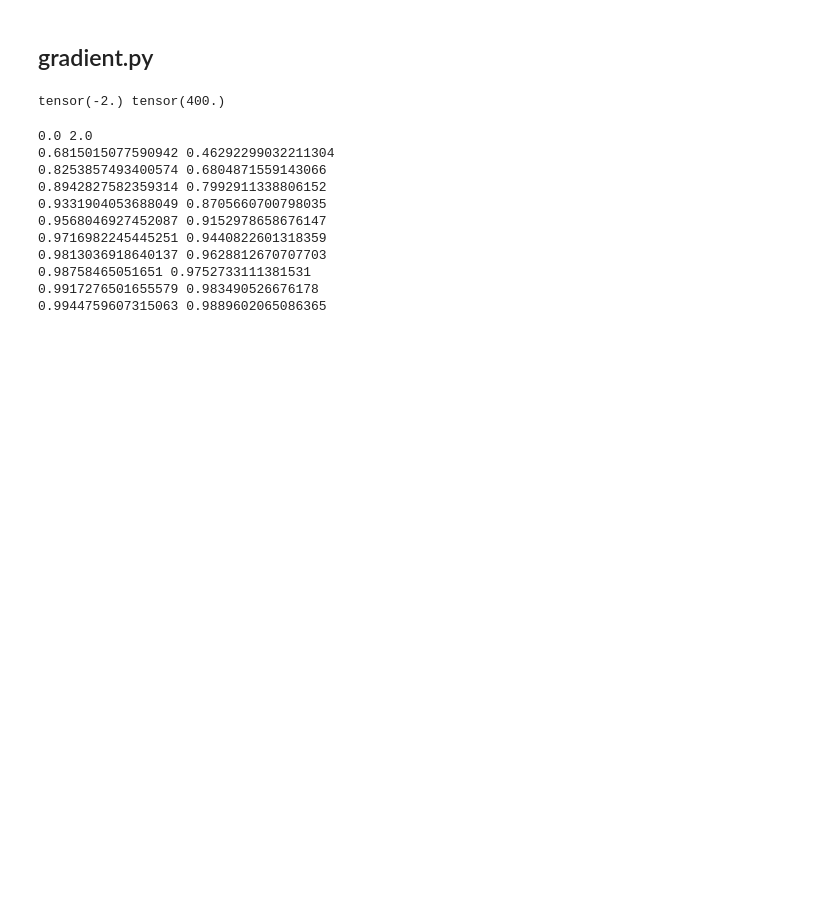
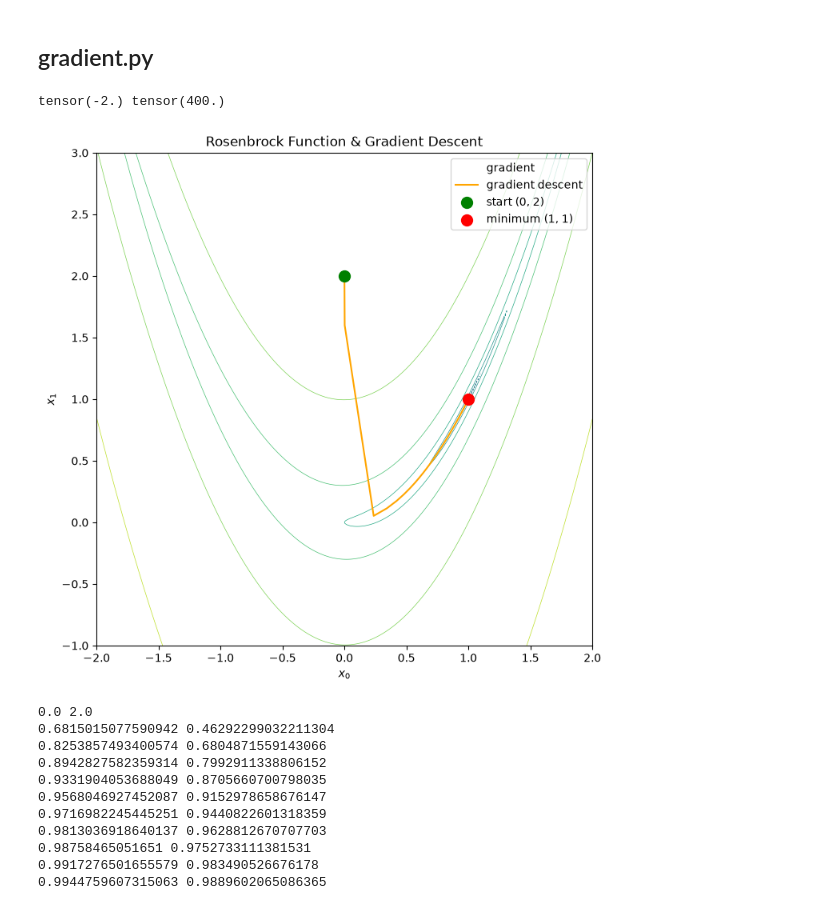
Before and after one commit to kyoropppp/2606_zero5, a Jupyter notebook: deep-learning-from-scratch-5/notebooks/06_pytorch.ipynb, the cells around one changed output. Drawn from its saved outputs; the diff is of its cells as text; code cells hidden in the pictures; blank space fills up the shorter version.

Commit message:
nb06: add rosenbrock's gradient visualization

```diff
--- a/deep-learning-from-scratch-5/notebooks/06_pytorch.ipynb
+++ b/deep-learning-from-scratch-5/notebooks/06_pytorch.ipynb
@@ -109,6 +109,63 @@ y.backward()
 print(x0.grad, x1.grad)
 # %% [output]
 tensor(-2.) tensor(400.)
+# %%
+import numpy as np
+import matplotlib.pyplot as plt
+from matplotlib.colors import LogNorm
+import torch
+
+# 等高線用グリッド
+_x0 = np.linspace(-2, 2, 400)
+_x1 = np.linspace(-1, 3, 400)
+_x0g, _x1g = np.meshgrid(_x0, _x1)
+_y = 100 * (_x1g - _x0g**2)**2 + (_x0g - 1)**2
+
+# 勾配降下軌跡を記録
+def rosenbrock(x0, x1):
+    return 100 * (x1 - x0 ** 2) ** 2 + (x0 - 1) ** 2
+
+x0 = torch.tensor(0.0, requires_grad=True)
+x1 = torch.tensor(2.0, requires_grad=True)
+lr = 0.001
+iters = 10000
+
+path = [(x0.item(), x1.item())]
+for i in range(iters):
+    y = rosenbrock(x0, x1)
+    y.backward()
+    x0.data -= lr * x0.grad.data
+    x1.data -= lr * x1.grad.data
+    x0.grad.zero_()
+    x1.grad.zero_()
+    if i % 100 == 0:
+        path.append((x0.item(), x1.item()))
+
+path = np.array(path)
+
+# 勾配ベクトル用グリッド（解析的勾配）
+_gx0 = np.linspace(-2, 2, 15)
+_gx1 = np.linspace(-1, 3, 15)
+_ggx0, _ggx1 = np.meshgrid(_gx0, _gx1)
+_dfdx0 = -400 * _ggx0 * (_ggx1 - _ggx0**2) + 2 * (_ggx0 - 1)
+_dfdx1 =  200 * (_ggx1 - _ggx0**2)
+_norm = np.sqrt(_dfdx0**2 + _dfdx1**2) + 1e-8
+
+# プロット
+fig, ax = plt.subplots(figsize=(8, 8))
+contour = ax.contour(_x0g, _x1g, _y, levels=30, norm=LogNorm(), cmap='viridis', linewidths=0.5)
+ax.quiver(_ggx0, _ggx1, _dfdx0/_norm, _dfdx1/_norm,
+          alpha=0.4, scale=30, width=0.003, color='white', label='gradient')
+ax.plot(path[:, 0], path[:, 1], color='orange', linewidth=1.5, label='gradient descent')
+ax.scatter(*path[0], color='green', s=100, zorder=5, label='start (0, 2)')
+ax.scatter(1, 1, color='red', s=100, zorder=5, label='minimum (1, 1)')
+ax.set_xlabel('$x_0$')
+ax.set_ylabel('$x_1$')
+ax.set_title('Rosenbrock Function & Gradient Descent')
+ax.legend()
+plt.show()
+# %% [output]
+[figure, added]
 # %%
 lr = 0.001  # learning rate
 iters = 10000  # iteration count
```
